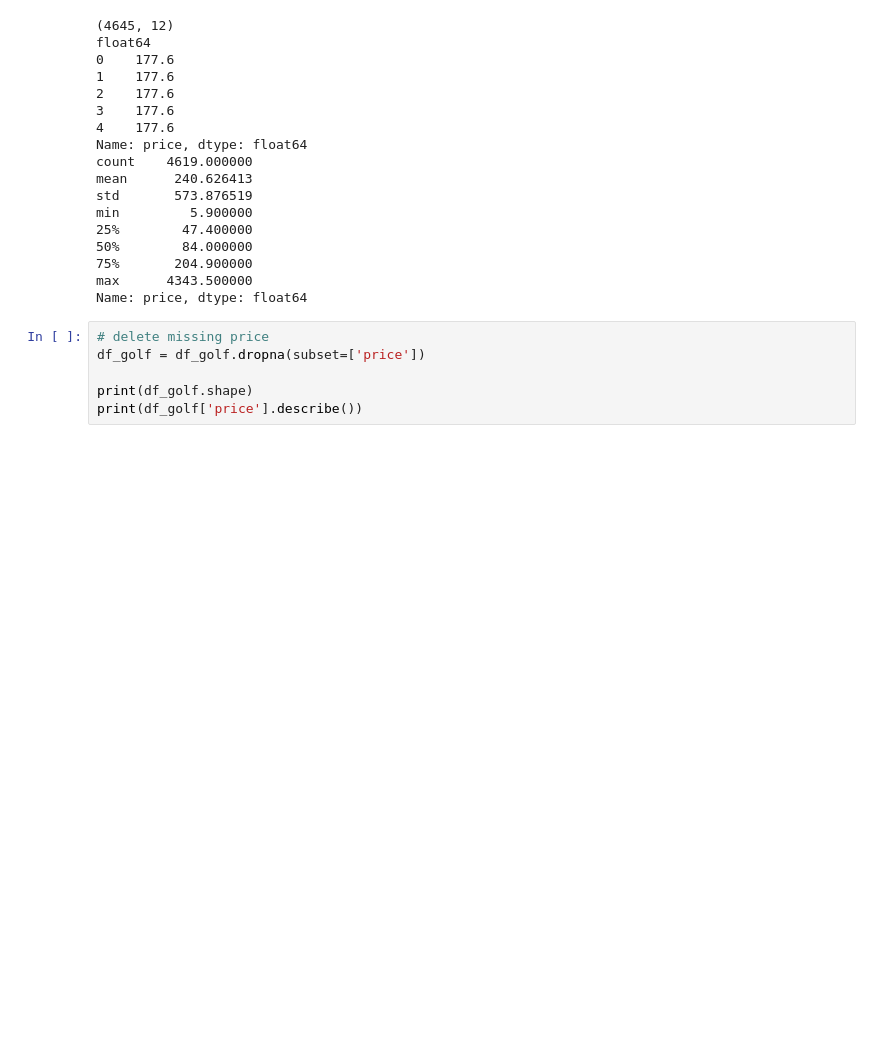
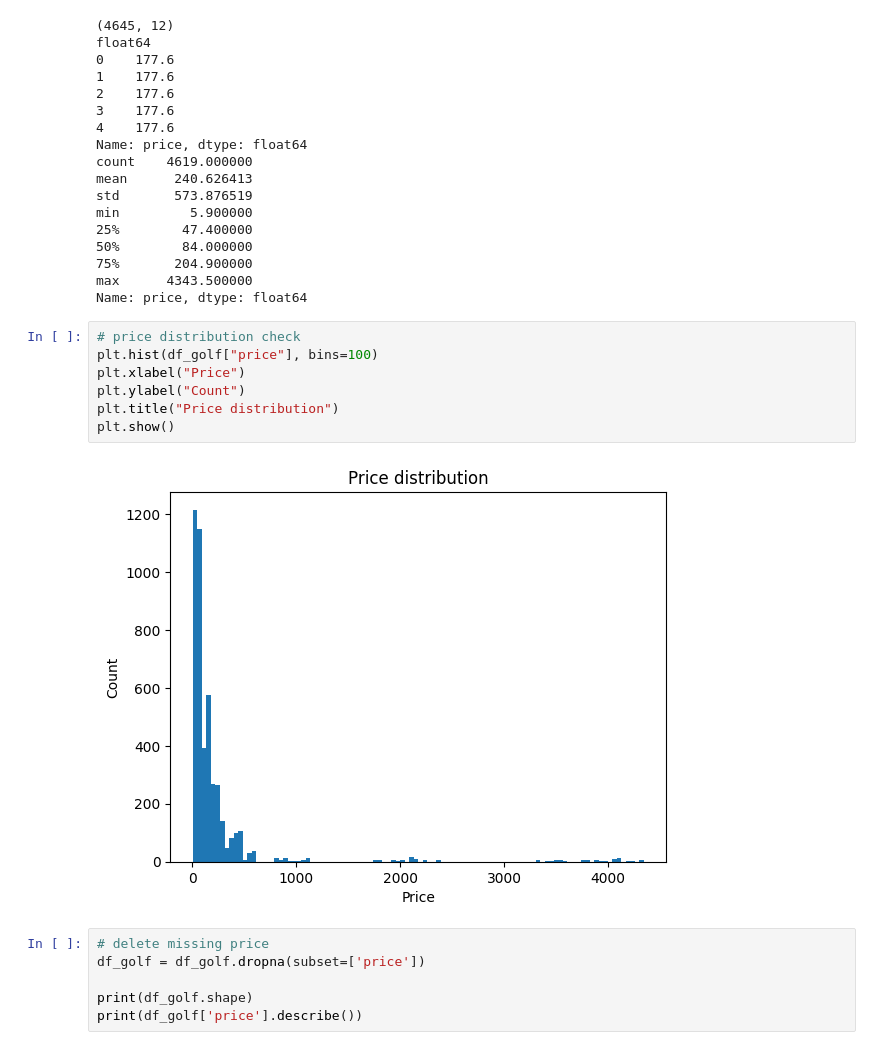
Before and after one commit to Riteshbhandarii/DPPM, a Jupyter notebook: notebooks/preprocessing/preprocessing_golf.ipynb, the cells around one changed output. Drawn from its saved outputs; the diff is of its cells as text; blank space fills up the shorter version.

Commit message:
inital preprocessing done for golf

```diff
--- a/notebooks/preprocessing/preprocessing_golf.ipynb
+++ b/notebooks/preprocessing/preprocessing_golf.ipynb
@@ -94,6 +113,15 @@ min         5.900000
 75%       204.900000
 max      4343.500000
 Name: price, dtype: float64
+# %%
+# price distribution check
+plt.hist(df_golf["price"], bins=100)
+plt.xlabel("Price")
+plt.ylabel("Count")
+plt.title("Price distribution")
+plt.show()
+# %% [output]
+[figure, added]
 # %%
 # delete missing price
 df_golf = df_golf.dropna(subset=['price'])
```
Also changed, not shown: parts of 8 cells of this notebook, 2 other files.
